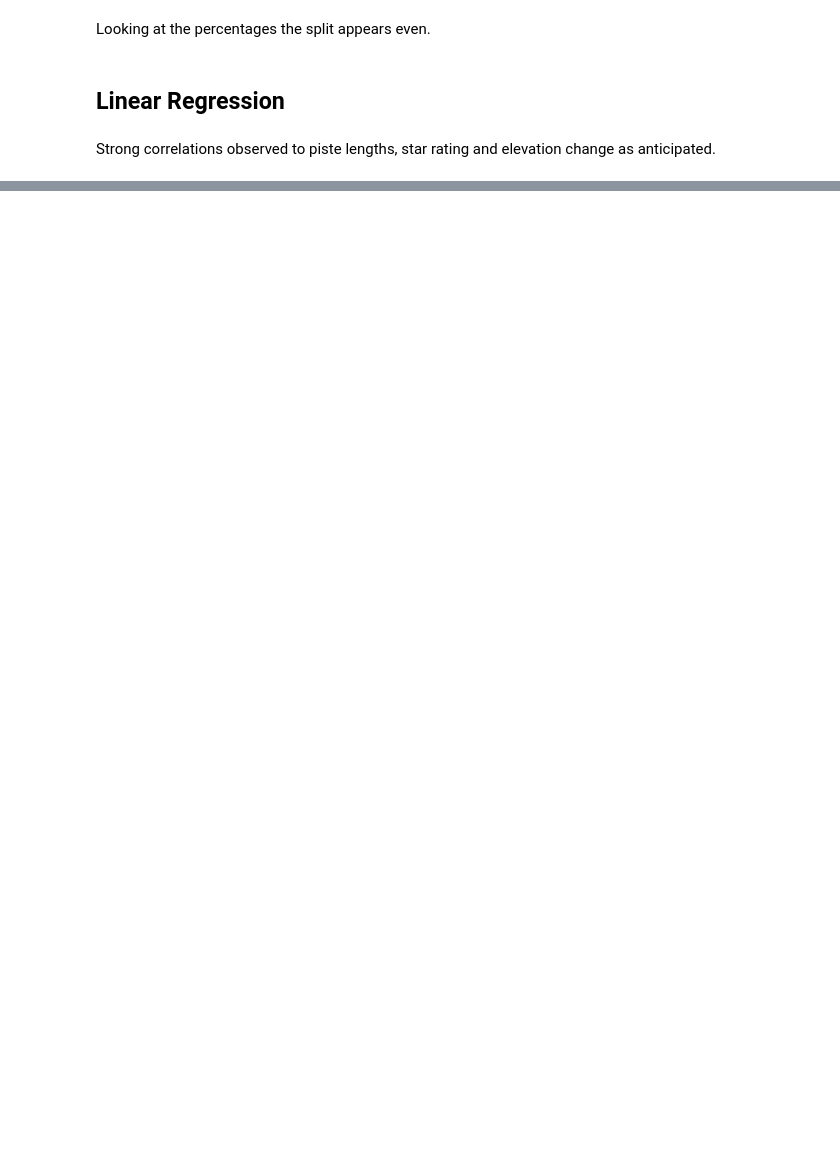
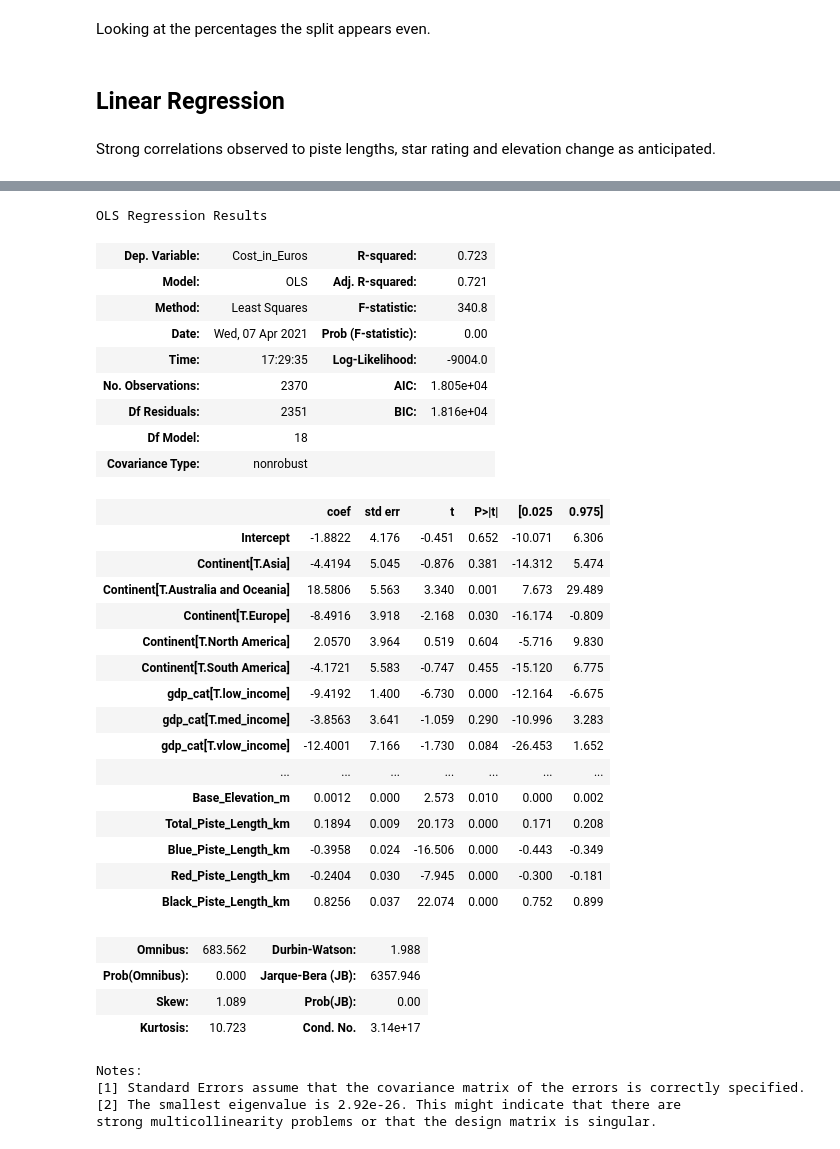
Before and after one commit to awkirby/ski-scraping, a Jupyter notebook: statistical_analysis.ipynb, the cells around one changed output, grey strips where cells are left out. Drawn from its saved outputs; the diff is of its cells as text; code cells hidden in the pictures; blank space fills up the shorter version.

```diff
--- a/statistical_analysis.ipynb
+++ b/statistical_analysis.ipynb
@@ -640,0 +889,8 @@ sm.stats.anova_lm(resort_model_country, typ=1)
+# %%
+# Things have got worse and several features have pvalues > 0.05
+# On a positive note there is a clear correlation with the cost
+# Lets try dropping the Continent feature
+features_ex_locations = features[1:]
+
+resort_model = smf.ols("Cost_in_Euros ~ " + " + ".join(features_ex_locations), X_train).fit()
+resort_model.summary()
@@ -640,0 +928,43 @@ sm.stats.anova_lm(resort_model_country, typ=1)
+# %%
+# Result has gotten worse again, but all pvalues are now below 0.05
+# Try combining Continent and gdp_cat as an alternative
+feature_string = " + ".join(features)
+feature_string = feature_string.replace("+", "*", 1)
+
+resort_model_cont_gdp_combo = smf.ols("Cost_in_Euros ~ " + feature_string, X_train).fit()
+resort_model.summary()
+# %% [output]
+OLS Regression Results
+| Dep. Variable: | Cost_in_Euros | R-squared: | 0.723 |
+| Model: | OLS | Adj. R-squared: | 0.721 |
+| Method: | Least Squares | F-statistic: | 340.8 |
+| Date: | Wed, 07 Apr 2021 | Prob (F-statistic): | 0.00 |
+| Time: | 17:29:35 | Log-Likelihood: | -9004.0 |
+| No. Observations: | 2370 | AIC: | 1.805e+04 |
+| Df Residuals: | 2351 | BIC: | 1.816e+04 |
+| Df Model: | 18 |  |  |
+| Covariance Type: | nonrobust |  |  |
+|  | coef | std err | t | P>|t| | [0.025 | 0.975] |
+| Intercept | -1.8822 | 4.176 | -0.451 | 0.652 | -10.071 | 6.306 |
+| Continent[T.Asia] | -4.4194 | 5.045 | -0.876 | 0.381 | -14.312 | 5.474 |
+| Continent[T.Australia and Oceania] | 18.5806 | 5.563 | 3.340 | 0.001 | 7.673 | 29.489 |
+| Continent[T.Europe] | -8.4916 | 3.918 | -2.168 | 0.030 | -16.174 | -0.809 |
+| Continent[T.North America] | 2.0570 | 3.964 | 0.519 | 0.604 | -5.716 | 9.830 |
+| Continent[T.South America] | -4.1721 | 5.583 | -0.747 | 0.455 | -15.120 | 6.775 |
+| gdp_cat[T.low_income] | -9.4192 | 1.400 | -6.730 | 0.000 | -12.164 | -6.675 |
+| gdp_cat[T.med_income] | -3.8563 | 3.641 | -1.059 | 0.290 | -10.996 | 3.283 |
+| gdp_cat[T.vlow_income] | -12.4001 | 7.166 | -1.730 | 0.084 | -26.453 | 1.652 |
+| ... | ... | ... | ... | ... | ... | ... |
+| Base_Elevation_m | 0.0012 | 0.000 | 2.573 | 0.010 | 0.000 | 0.002 |
+| Total_Piste_Length_km | 0.1894 | 0.009 | 20.173 | 0.000 | 0.171 | 0.208 |
+| Blue_Piste_Length_km | -0.3958 | 0.024 | -16.506 | 0.000 | -0.443 | -0.349 |
+| Red_Piste_Length_km | -0.2404 | 0.030 | -7.945 | 0.000 | -0.300 | -0.181 |
+| Black_Piste_Length_km | 0.8256 | 0.037 | 22.074 | 0.000 | 0.752 | 0.899 |
+| Omnibus: | 683.562 | Durbin-Watson: | 1.988 |
+| Prob(Omnibus): | 0.000 | Jarque-Bera (JB): | 6357.946 |
+| Skew: | 1.089 | Prob(JB): | 0.00 |
+| Kurtosis: | 10.723 | Cond. No. | 3.14e+17 |
+Notes:
+[1] Standard Errors assume that the covariance matrix of the errors is correctly specified.
+[2] The smallest eigenvalue is 2.92e-26. This might indicate that there are
+strong multicollinearity problems or that the design matrix is singular.
```
Also changed, not shown: parts of 36 cells of this notebook, 1 other file.
